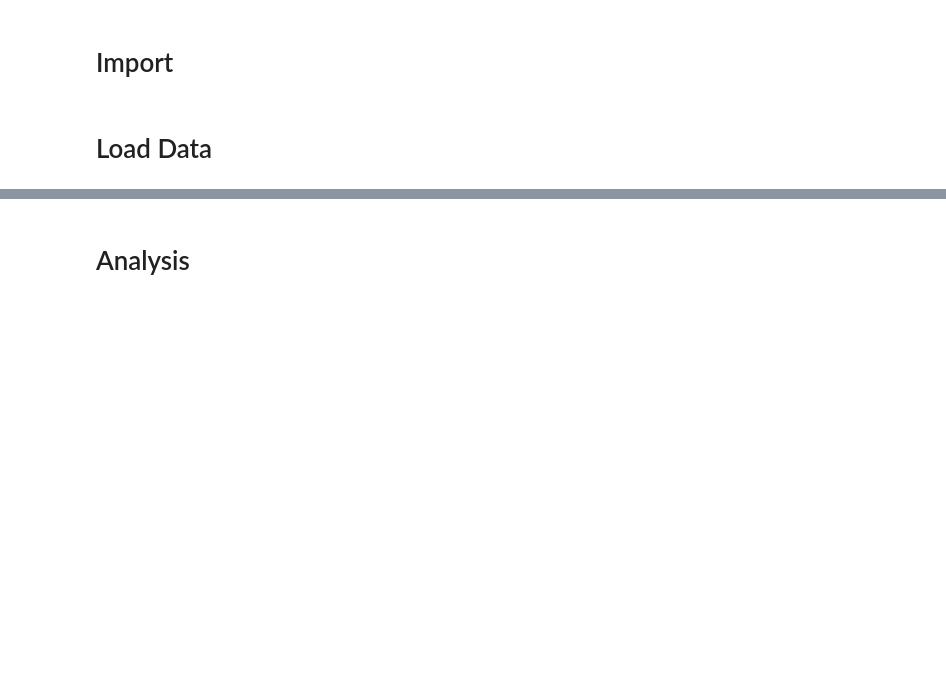
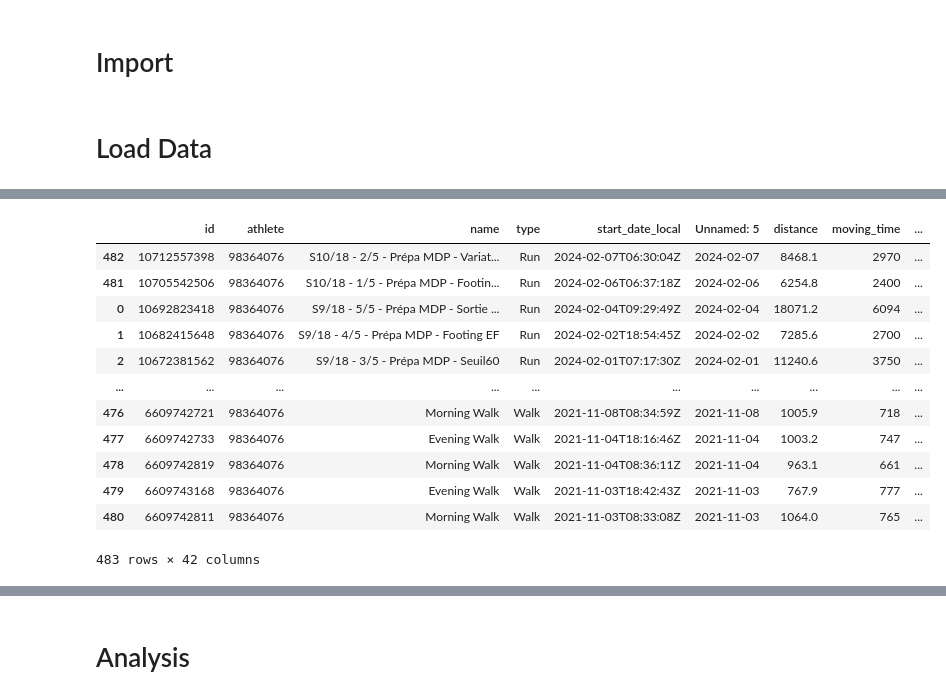
Before and after one commit to TheoCostes/SynchronizeRunningData, a Jupyter notebook: notebooks/2_create_analytics_visuals.ipynb, the cells around one changed output, grey strips where cells are left out. Cells and saved outputs as stored; diff of their text form; code cells hidden in the pictures; blank space fills up the shorter version.

```diff
--- a/notebooks/2_create_analytics_visuals.ipynb
+++ b/notebooks/2_create_analytics_visuals.ipynb
@@ -47,6 +47,22 @@ Index(['id', 'athlete', 'name', 'type', 'start_date_local', 'distance',
        'type_seance', 'prepa_name', 'average_pace', 'moving_time_minute',
        'moving_time_hour'],
       dtype='object')
+# %%
+df_act.sort_values(by="start_date_local", ascending=False)
+# %% [output]
+|  | id | athlete | name | type | start_date_local | Unnamed: 5 | distance | moving_time | ... |
+| 482 | 10712557398 | 98364076 | S10/18 - 2/5 - Prépa MDP - Variat... | Run | 2024-02-07T06:30:04Z | 2024-02-07 | 8468.1 | 2970 | ... |
+| 481 | 10705542506 | 98364076 | S10/18 - 1/5 - Prépa MDP - Footin... | Run | 2024-02-06T06:37:18Z | 2024-02-06 | 6254.8 | 2400 | ... |
+| 0 | 10692823418 | 98364076 | S9/18 - 5/5 - Prépa MDP - Sortie ... | Run | 2024-02-04T09:29:49Z | 2024-02-04 | 18071.2 | 6094 | ... |
+| 1 | 10682415648 | 98364076 | S9/18 - 4/5 - Prépa MDP - Footing EF | Run | 2024-02-02T18:54:45Z | 2024-02-02 | 7285.6 | 2700 | ... |
+| 2 | 10672381562 | 98364076 | S9/18 - 3/5 - Prépa MDP - Seuil60 | Run | 2024-02-01T07:17:30Z | 2024-02-01 | 11240.6 | 3750 | ... |
+| ... | ... | ... | ... | ... | ... | ... | ... | ... | ... |
+| 476 | 6609742721 | 98364076 | Morning Walk | Walk | 2021-11-08T08:34:59Z | 2021-11-08 | 1005.9 | 718 | ... |
+| 477 | 6609742733 | 98364076 | Evening Walk | Walk | 2021-11-04T18:16:46Z | 2021-11-04 | 1003.2 | 747 | ... |
+| 478 | 6609742819 | 98364076 | Morning Walk | Walk | 2021-11-04T08:36:11Z | 2021-11-04 | 963.1 | 661 | ... |
+| 479 | 6609743168 | 98364076 | Evening Walk | Walk | 2021-11-03T18:42:43Z | 2021-11-03 | 767.9 | 777 | ... |
+| 480 | 6609742811 | 98364076 | Morning Walk | Walk | 2021-11-03T08:33:08Z | 2021-11-03 | 1064.0 | 765 | ... |
+483 rows × 42 columns
 # %%
 df_lap
 # %% [output]
```
Also changed, not shown: parts of 13 cells of this notebook.
